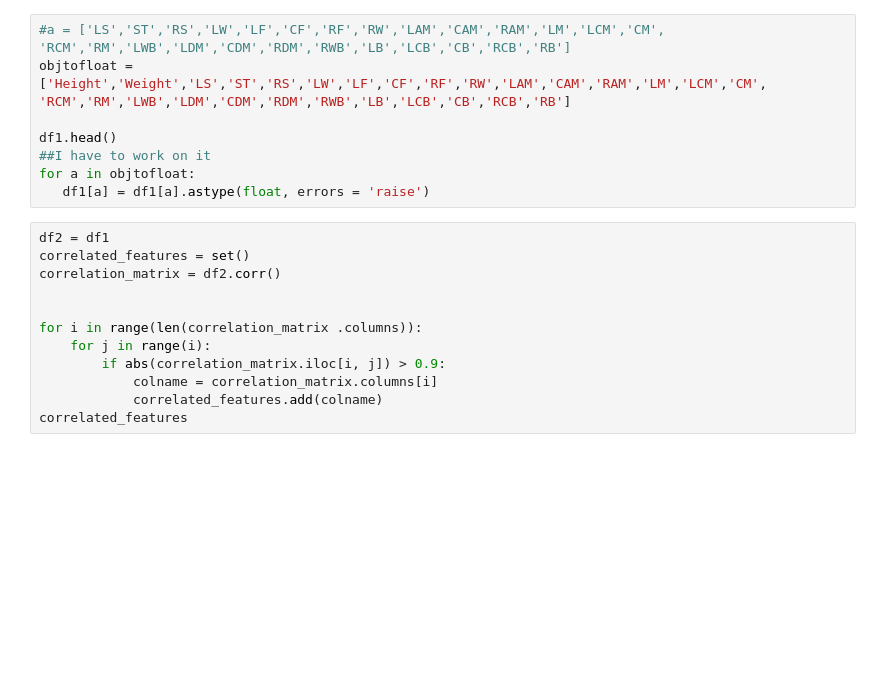
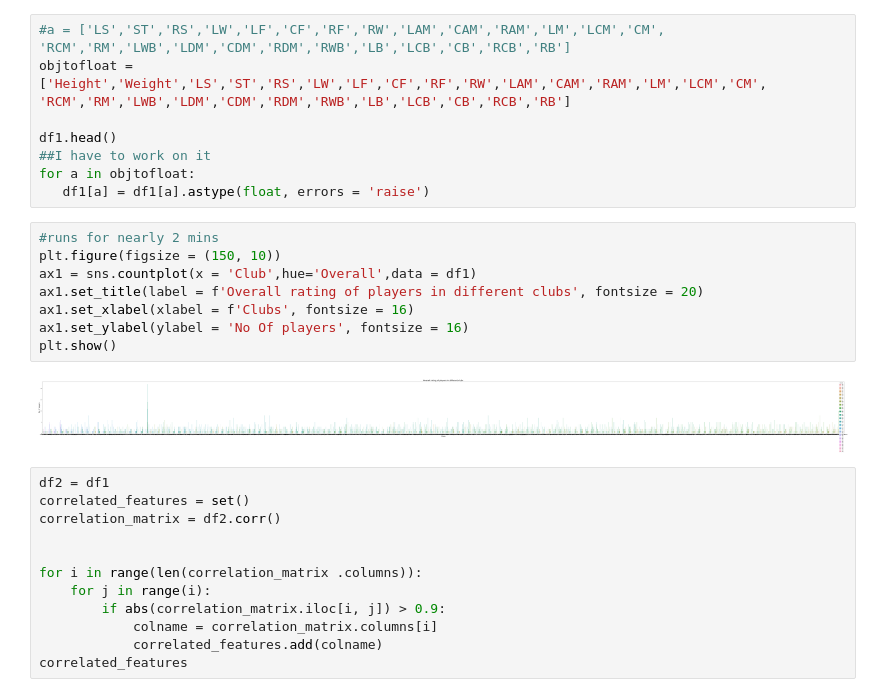
Before and after one commit to bachinaram/DataAnalytics1, a Jupyter notebook: DA1_assignment1q2.ipynb, the cells around one changed output. Saved outputs shown, nothing was run; the diff lists cells and outputs as text; blank space fills up the shorter version.

```diff
--- a/DA1_assignment1q2.ipynb
+++ b/DA1_assignment1q2.ipynb
@@ -348,6 +348,16 @@ df1.head()
 ##I have to work on it
 for a in objtofloat:
    df1[a] = df1[a].astype(float, errors = 'raise')
+# %%
+#runs for nearly 2 mins
+plt.figure(figsize = (150, 10))
+ax1 = sns.countplot(x = 'Club',hue='Overall',data = df1)
+ax1.set_title(label = f'Overall rating of players in different clubs', fontsize = 20)
+ax1.set_xlabel(xlabel = f'Clubs', fontsize = 16)
+ax1.set_ylabel(ylabel = 'No Of players', fontsize = 16)
+plt.show()
+# %% [output]
+[figure, added]
 # %%
 df2 = df1
 correlated_features = set()
```
